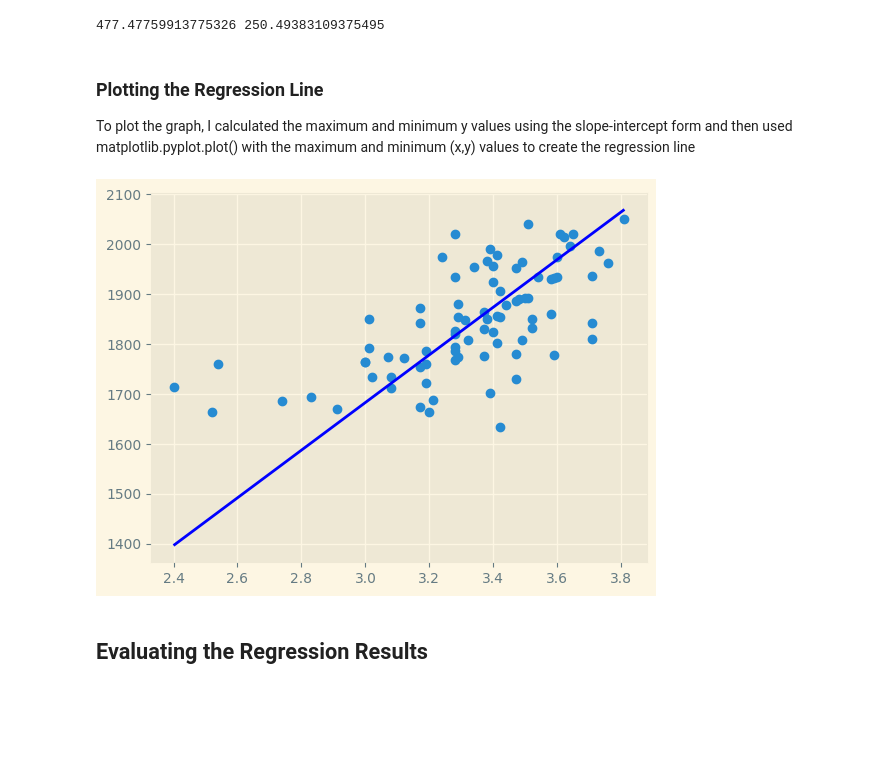
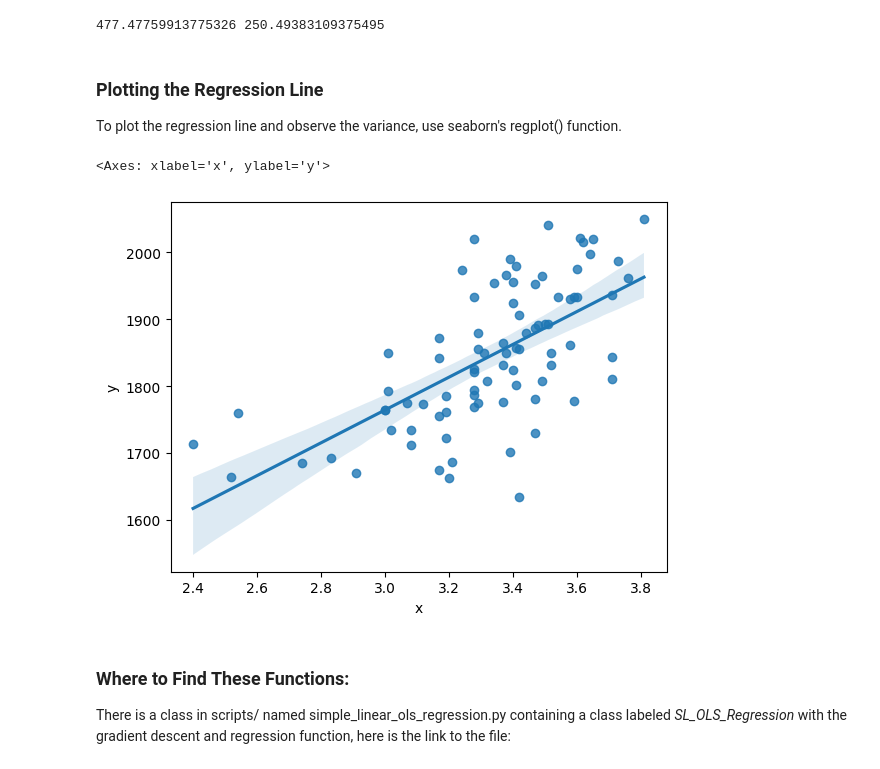
Before and after one commit to dBCooper2/portfolio-backtesting, a Jupyter notebook: notebooks/simple_linear_regression.ipynb, the cells around one changed output. Saved outputs shown, nothing was run; the diff lists cells and outputs as text; code cells hidden in the pictures; blank space fills up the shorter version.

Commit message:
updated ols_regression notebook

```diff
--- a/notebooks/simple_linear_regression.ipynb
+++ b/notebooks/simple_linear_regression.ipynb
@@ -170,23 +191,18 @@ m,b = ols_regression(learning_rate, iterations, df)
 print(m,b)
 # %% [output]
 477.47759913775326 250.49383109375495
-# %% [markdown]
-### Plotting the Regression Line
-
-To plot the graph, I calculated the maximum and minimum y values using the slope-intercept form and then used matplotlib.pyplot.plot() with the maximum and minimum (x,y) values to create the regression line
-# %%
-import matplotlib.pyplot as plt
-
-plt.style.use('Solarize_Light2')
-plt.scatter(df.x, df.y)
-
-def fit(x):
-    return m*x +b #yi = slope(x) - intercept
-xfit, yfit = (min(df.x), max(df.x)), (fit(min(df.x)), fit(max(df.x)))
-plt.plot(xfit, yfit,'b')
-
-plt.show()
-# %% [output]
-[figure, removed]
-# %% [markdown]
-## Evaluating the Regression Results
+# %% [markdown]
+### Plotting the Regression Line
+
+To plot the regression line and observe the variance, use seaborn's regplot() function.
+# %%
+import seaborn as sns
+
+sns.regplot(x ='x', y='y',data=df)
+# %% [output]
+<Axes: xlabel='x', ylabel='y'>
+[figure, added]
+# %% [markdown]
+### Where to Find These Functions:
+
+There is a class in scripts/ named simple_linear_ols_regression.py containing a class labeled _SL\_OLS\_Regression_ with the gradient descent and regression function, here is the link to the file:
```
Also changed, not shown: parts of 9 cells of this notebook, 2 other files.
